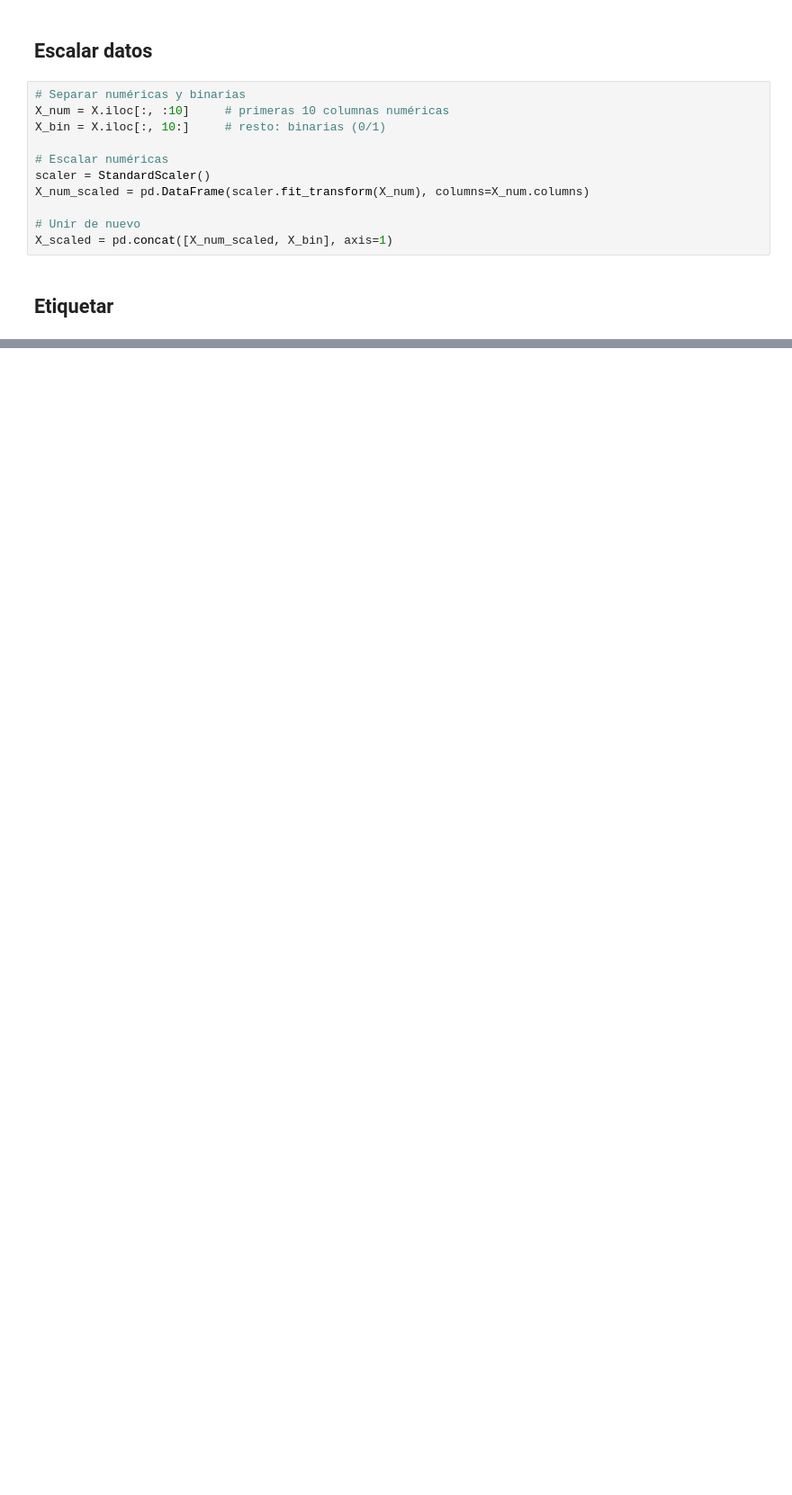
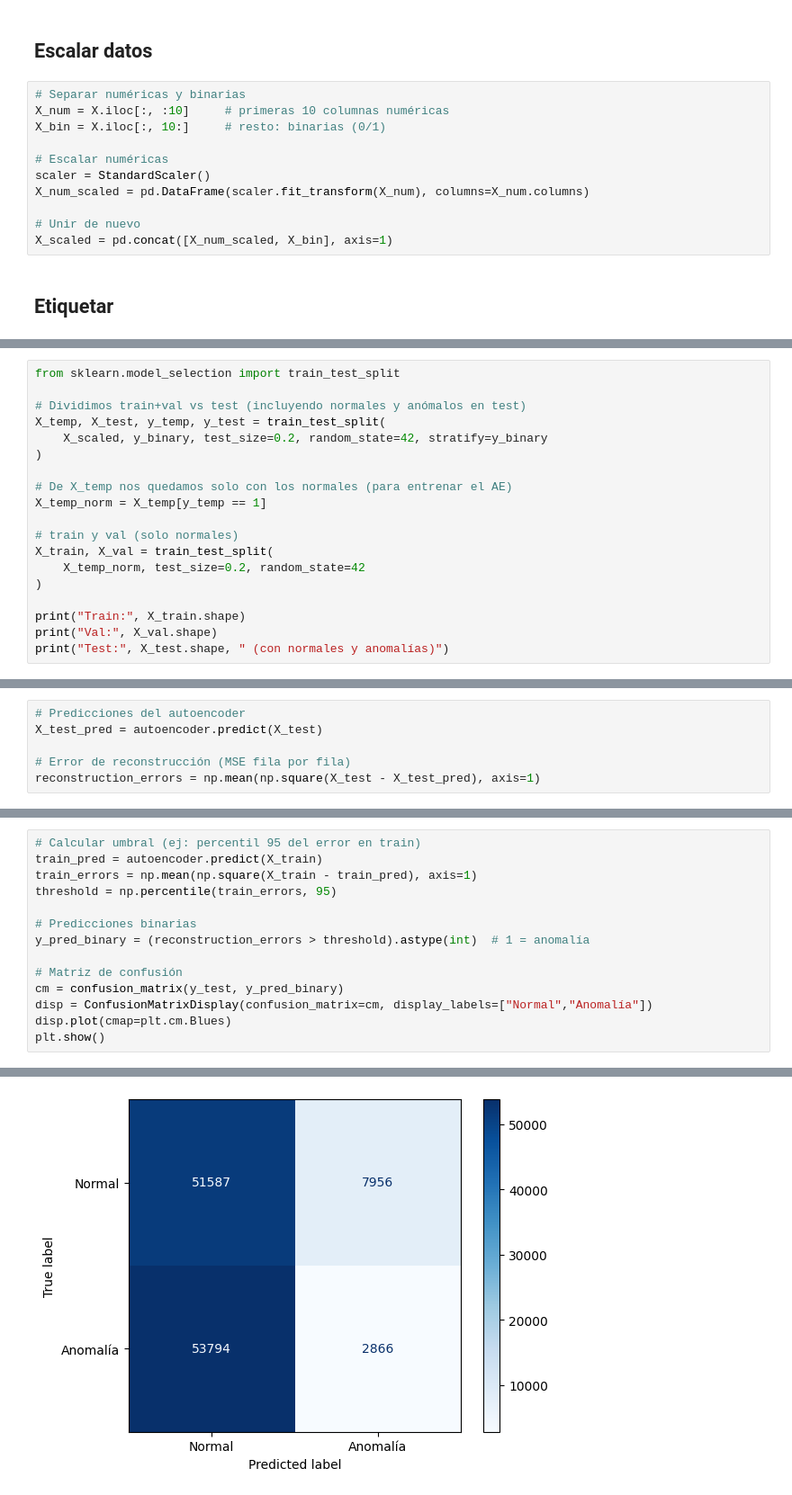
Before and after one commit to Maria-Villafuerte/Labs_Data_Science, a Jupyter notebook: Lab_8/covtype.ipynb, the cells around one changed output, grey strips where cells are left out. Shown: that part at 90% size. Cells and saved outputs as stored; diff of their text form; blank space fills up the shorter version.

Commit message:
feat: initial autoencoder model

```diff
--- a/Lab_8/covtype.ipynb
+++ b/Lab_8/covtype.ipynb
@@ -61,0 +67,19 @@ Name: count, dtype: int64
+# %%
+from sklearn.model_selection import train_test_split
+
+# Dividimos train+val vs test (incluyendo normales y anómalos en test)
+X_temp, X_test, y_temp, y_test = train_test_split(
+    X_scaled, y_binary, test_size=0.2, random_state=42, stratify=y_binary
+)
+
+# De X_temp nos quedamos solo con los normales (para entrenar el AE)
+X_temp_norm = X_temp[y_temp == 1]
+
+# train y val (solo normales)
+X_train, X_val = train_test_split(
+    X_temp_norm, test_size=0.2, random_state=42
+)
+
+print("Train:", X_train.shape)
+print("Val:", X_val.shape)
+print("Test:", X_test.shape, " (con normales y anomalías)")
@@ -61,0 +155,6 @@ Name: count, dtype: int64
+# %%
+# Predicciones del autoencoder
+X_test_pred = autoencoder.predict(X_test)
+
+# Error de reconstrucción (MSE fila por fila)
+reconstruction_errors = np.mean(np.square(X_test - X_test_pred), axis=1)
@@ -61,0 +163,15 @@ Name: count, dtype: int64
+# %%
+# Calcular umbral (ej: percentil 95 del error en train)
+train_pred = autoencoder.predict(X_train)
+train_errors = np.mean(np.square(X_train - train_pred), axis=1)
+threshold = np.percentile(train_errors, 95)
+
+# Predicciones binarias
+y_pred_binary = (reconstruction_errors > threshold).astype(int)  # 1 = anomalía
+
+# Matriz de confusión
+cm = confusion_matrix(y_test, y_pred_binary)
+disp = ConfusionMatrixDisplay(confusion_matrix=cm, display_labels=["Normal","Anomalía"])
+disp.plot(cmap=plt.cm.Blues)
+plt.show()
+# %% [output]
@@ -61,0 +181 @@ Name: count, dtype: int64
+[figure, added]
```
Also changed, not shown: parts of 14 cells of this notebook.
